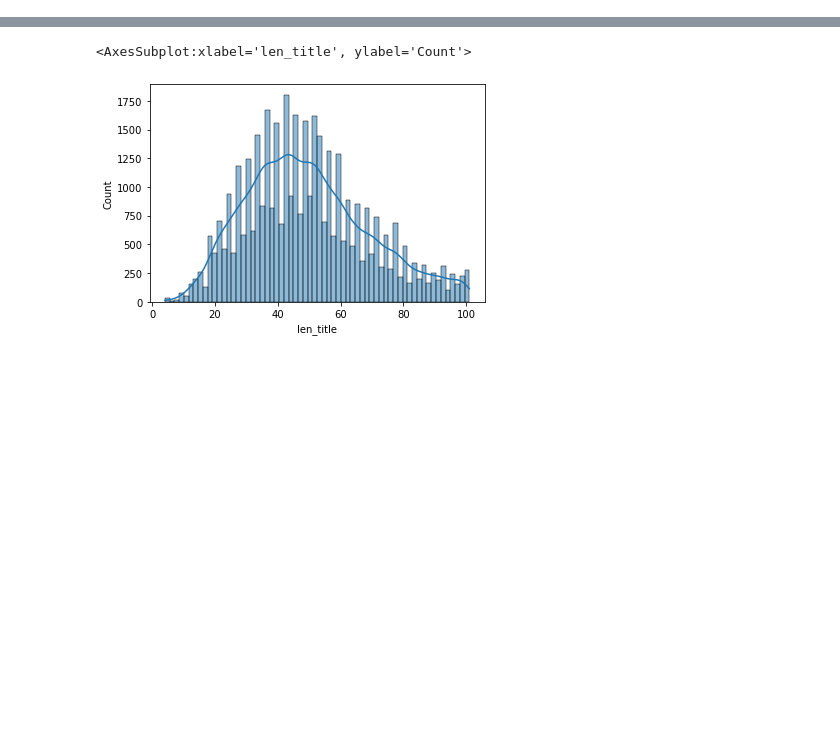
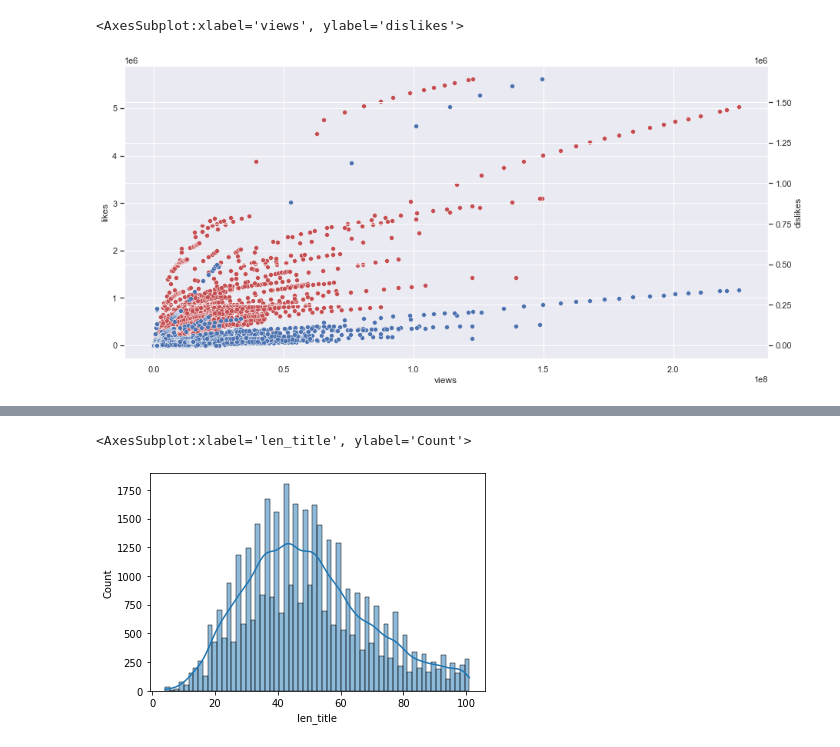
Before and after one commit to danielosetiawan/YouTube-EDA, a Jupyter notebook: youtube ipynb.ipynb, the cells around one changed output, grey strips where cells are left out. Saved outputs shown, nothing was run; the diff lists cells and outputs as text; code cells hidden in the pictures; blank space fills up the shorter version.

```diff
--- a/youtube ipynb.ipynb
+++ b/youtube ipynb.ipynb
@@ -118,0 +108,8 @@ No artists with labels found to put in legend.  Note that artists whose label st
+# %%
+# as expected, we see a strong positive correlations between views and likes/dislikes
+
+sns.scatterplot(x='views', y='likes', data=df, color = 'r')
+sns.scatterplot(x='views', y='dislikes', data=df, color = 'b', ax = plt.twinx())
+# %% [output]
+<AxesSubplot:xlabel='views', ylabel='dislikes'>
+[figure, added]
```
Also changed, not shown: parts of 43 cells of this notebook.
